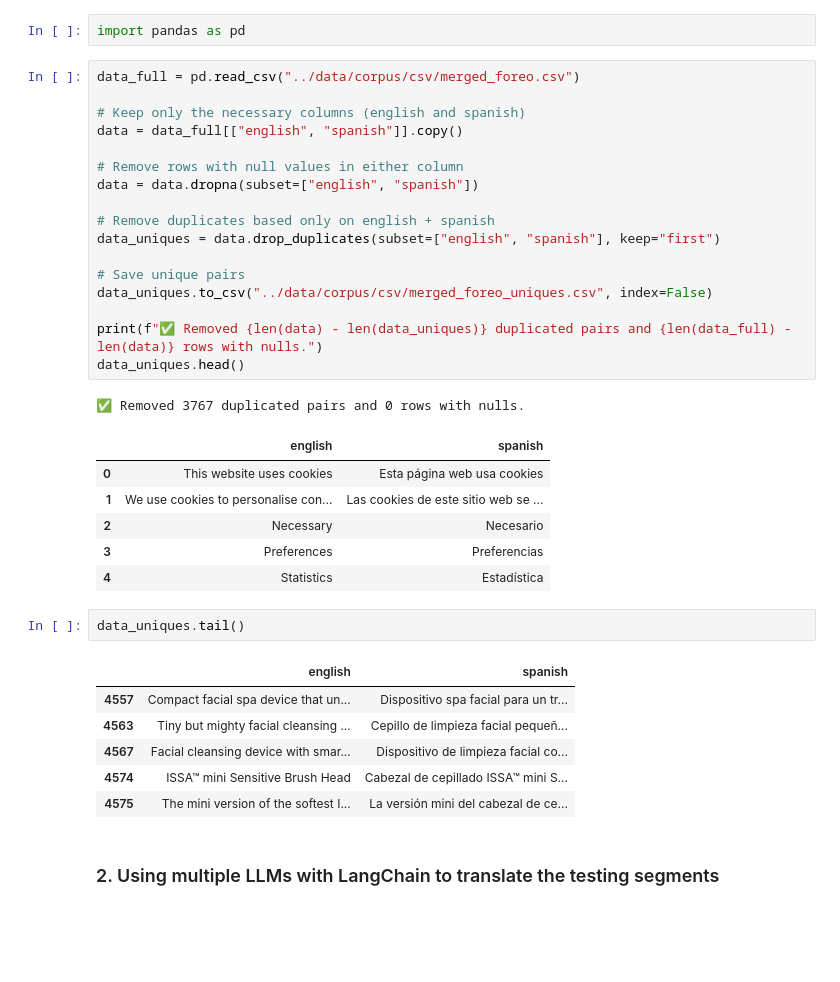
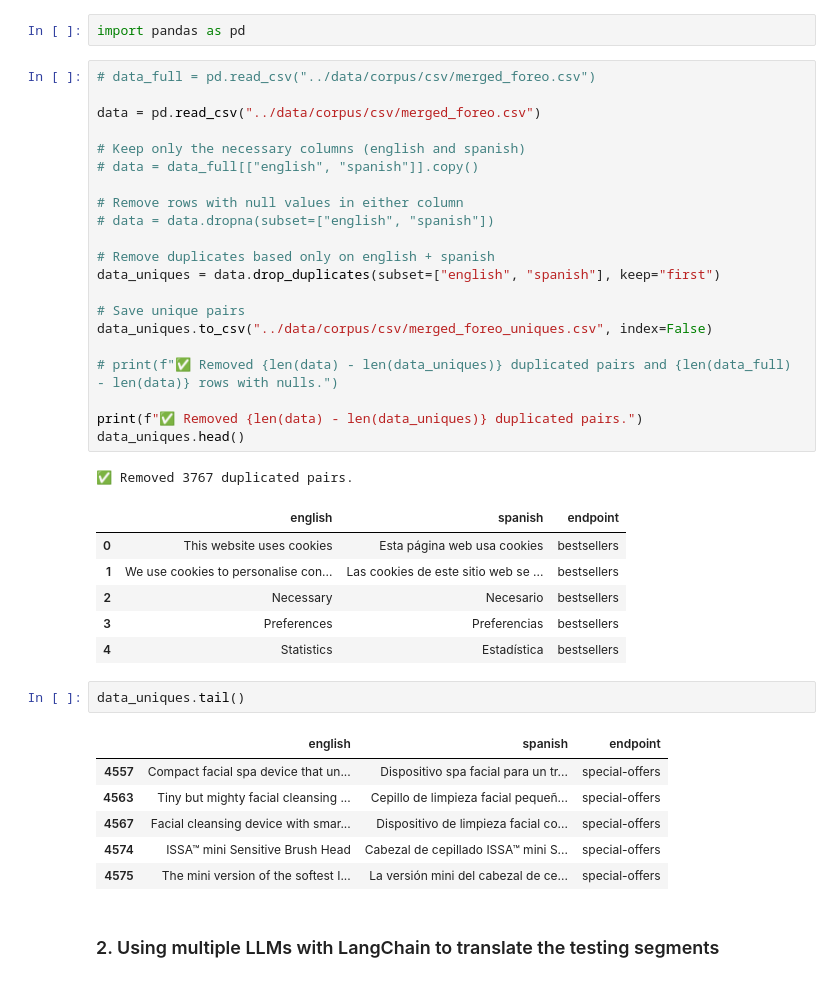
Before and after one commit to jmura84/FOREO_AI_Engineering, a Jupyter notebook: notebooks/llms_evaluation_biggercorpus.ipynb, the cells around one changed output. Drawn from its saved outputs; the diff is of its cells as text; blank space fills up the shorter version.

```diff
--- a/notebooks/llms_evaluation_biggercorpus.ipynb
+++ b/notebooks/llms_evaluation_biggercorpus.ipynb
@@ -7,39 +7,43 @@
 # %%
 import pandas as pd
 # %%
-data_full = pd.read_csv("../data/corpus/csv/merged_foreo.csv")
+# data_full = pd.read_csv("../data/corpus/csv/merged_foreo.csv")
+
+data = pd.read_csv("../data/corpus/csv/merged_foreo.csv")
 
 # Keep only the necessary columns (english and spanish)
-data = data_full[["english", "spanish"]].copy()
+# data = data_full[["english", "spanish"]].copy()
 
 # Remove rows with null values in either column
-data = data.dropna(subset=["english", "spanish"])
+# data = data.dropna(subset=["english", "spanish"])
 
 # Remove duplicates based only on english + spanish
 data_uniques = data.drop_duplicates(subset=["english", "spanish"], keep="first")
 
 # Save unique pairs
 data_uniques.to_csv("../data/corpus/csv/merged_foreo_uniques.csv", index=False)
 
-print(f"✅ Removed {len(data) - len(data_uniques)} duplicated pairs and {len(data_full) - len(data)} rows with nulls.")
+# print(f"✅ Removed {len(data) - len(data_uniques)} duplicated pairs and {len(data_full) - len(data)} rows with nulls.")
+
+print(f"✅ Removed {len(data) - len(data_uniques)} duplicated pairs.")
 data_uniques.head()
 # %% [output]
-✅ Removed 3767 duplicated pairs and 0 rows with nulls.
+✅ Removed 3767 duplicated pairs.
-|  | english | spanish |
-| 0 | This website uses cookies | Esta página web usa cookies |
-| 1 | We use cookies to personalise con... | Las cookies de este sitio web se ... |
-| 2 | Necessary | Necesario |
-| 3 | Preferences | Preferencias |
-| 4 | Statistics | Estadística |
+|  | english | spanish | endpoint |
+| 0 | This website uses cookies | Esta página web usa cookies | bestsellers |
+| 1 | We use cookies to personalise con... | Las cookies de este sitio web se ... | bestsellers |
+| 2 | Necessary | Necesario | bestsellers |
+| 3 | Preferences | Preferencias | bestsellers |
+| 4 | Statistics | Estadística | bestsellers |
 # %%
 data_uniques.tail()
 # %% [output]
-|  | english | spanish |
-| 4557 | Compact facial spa device that un... | Dispositivo spa facial para un tr... |
-| 4563 | Tiny but mighty facial cleansing ... | Cepillo de limpieza facial pequeñ... |
-| 4567 | Facial cleansing device with smar... | Dispositivo de limpieza facial co... |
-| 4574 | ISSA™ mini Sensitive Brush Head | Cabezal de cepillado ISSA™ mini S... |
-| 4575 | The mini version of the softest I... | La versión mini del cabezal de ce... |
+|  | english | spanish | endpoint |
+| 4557 | Compact facial spa device that un... | Dispositivo spa facial para un tr... | special-offers |
+| 4563 | Tiny but mighty facial cleansing ... | Cepillo de limpieza facial pequeñ... | special-offers |
+| 4567 | Facial cleansing device with smar... | Dispositivo de limpieza facial co... | special-offers |
+| 4574 | ISSA™ mini Sensitive Brush Head | Cabezal de cepillado ISSA™ mini S... | special-offers |
+| 4575 | The mini version of the softest I... | La versión mini del cabezal de ce... | special-offers |
 # %% [markdown]
 ### 2. Using multiple LLMs with LangChain to translate the testing segments
 # %%
```
Also changed, not shown: parts of 16 cells of this notebook, 13 other files.
